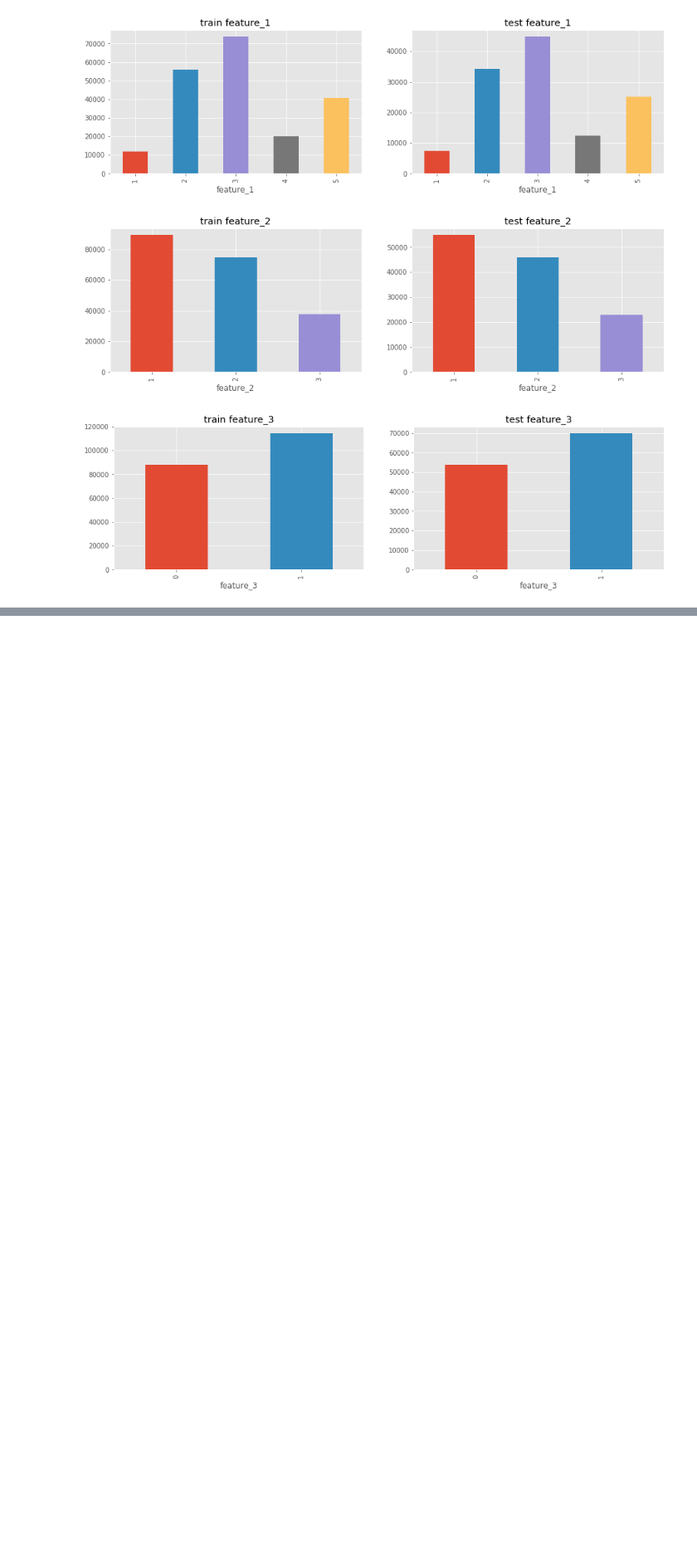
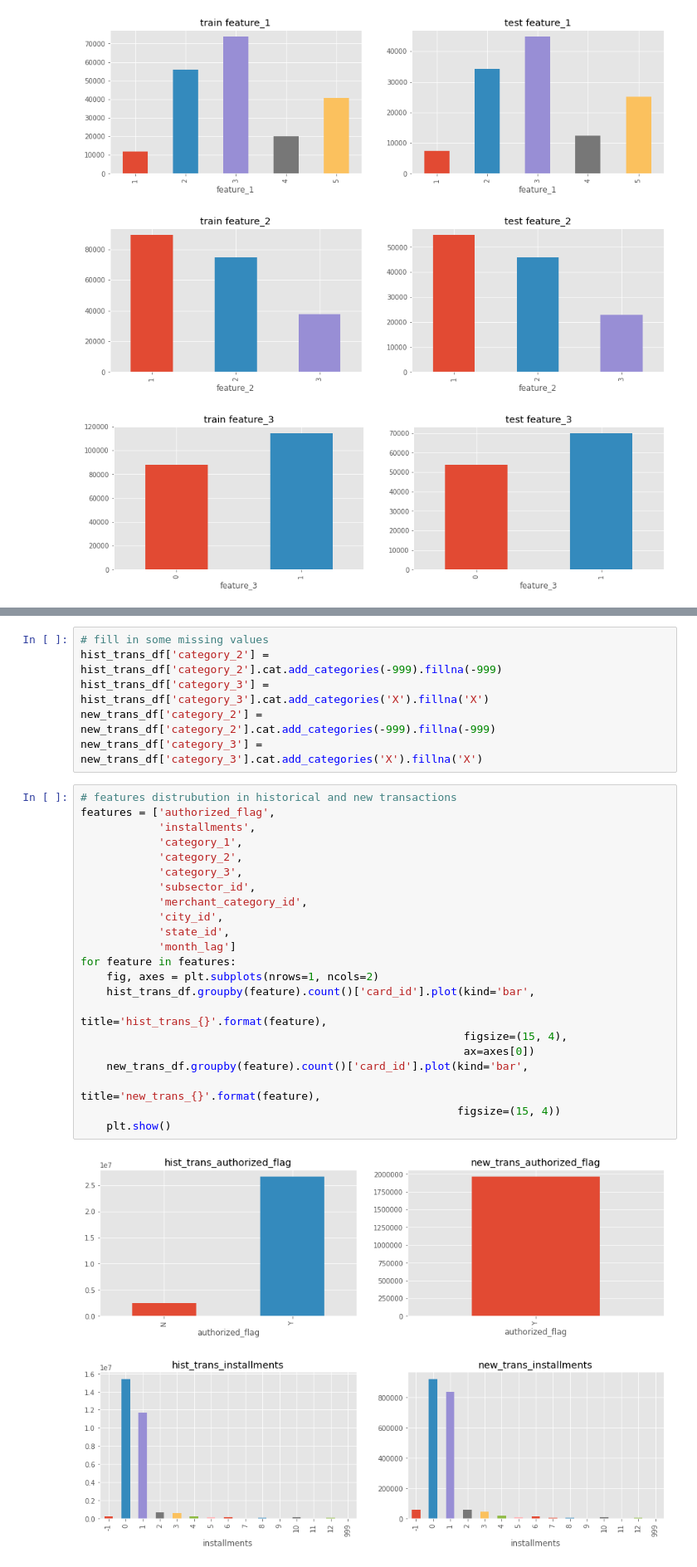
Before and after one commit to freestander/kaggle-elo-recommendation, a Jupyter notebook: notebook/kaggle_elo_recommendation_eda.ipynb, the cells around one changed output, grey strips where cells are left out. Shown: that part at 83% size. Saved outputs shown, nothing was run; the diff lists cells and outputs as text; blank space fills up the shorter version.

```diff
--- a/notebook/kaggle_elo_recommendation_eda.ipynb
+++ b/notebook/kaggle_elo_recommendation_eda.ipynb
@@ -374,0 +532,31 @@ plt.show()
+# %%
+# fill in some missing values
+hist_trans_df['category_2'] = hist_trans_df['category_2'].cat.add_categories(-999).fillna(-999)
+hist_trans_df['category_3'] = hist_trans_df['category_3'].cat.add_categories('X').fillna('X')
+new_trans_df['category_2'] = new_trans_df['category_2'].cat.add_categories(-999).fillna(-999)
+new_trans_df['category_3'] = new_trans_df['category_3'].cat.add_categories('X').fillna('X')
+# %%
+# features distrubution in historical and new transactions
+features = ['authorized_flag',
+            'installments',
+            'category_1',
+            'category_2',
+            'category_3',
+            'subsector_id',
+            'merchant_category_id',
+            'city_id',
+            'state_id',
+            'month_lag']
+for feature in features:
+    fig, axes = plt.subplots(nrows=1, ncols=2)
+    hist_trans_df.groupby(feature).count()['card_id'].plot(kind='bar',
+                                                           title='hist_trans_{}'.format(feature),
+                                                           figsize=(15, 4),
+                                                           ax=axes[0])
+    new_trans_df.groupby(feature).count()['card_id'].plot(kind='bar',
+                                                          title='new_trans_{}'.format(feature),
+                                                          figsize=(15, 4))
+    plt.show()
+# %% [output]
+[figure, added]
+[figure, added]
```
Also changed, not shown: parts of 31 cells of this notebook.
